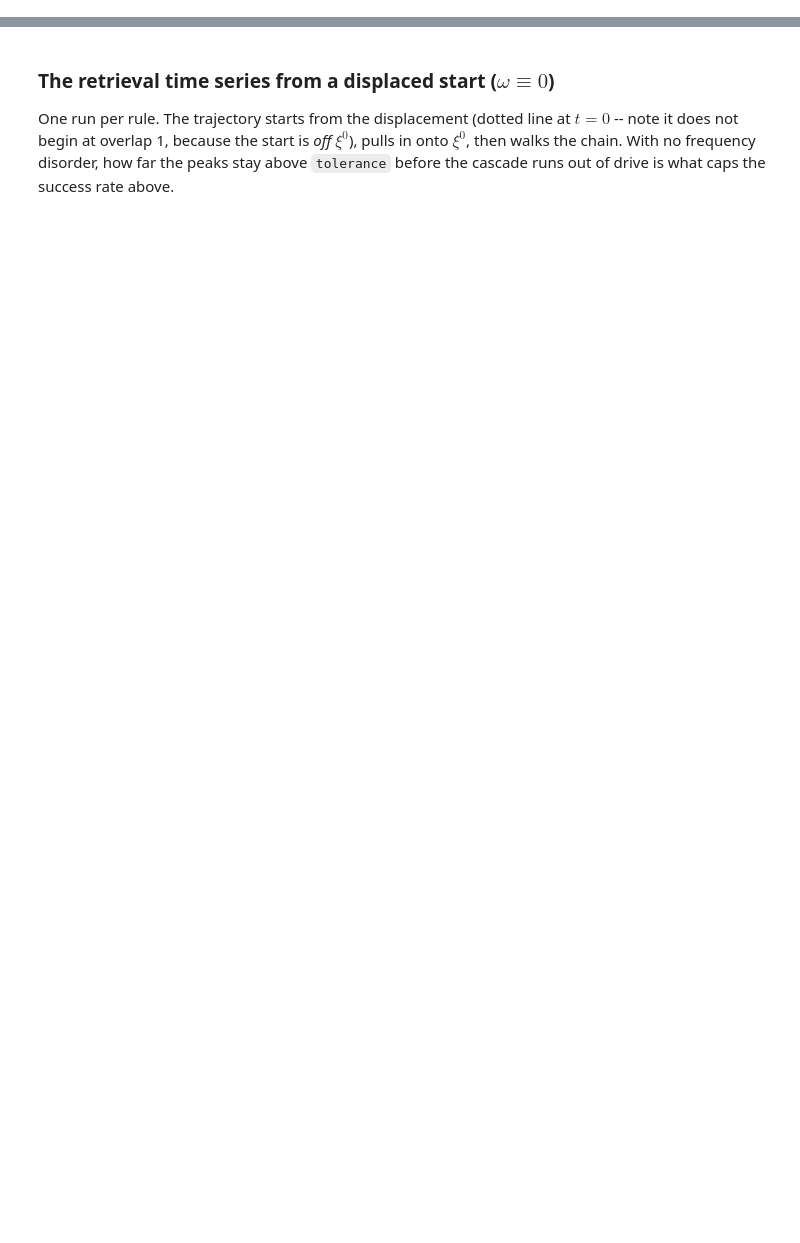
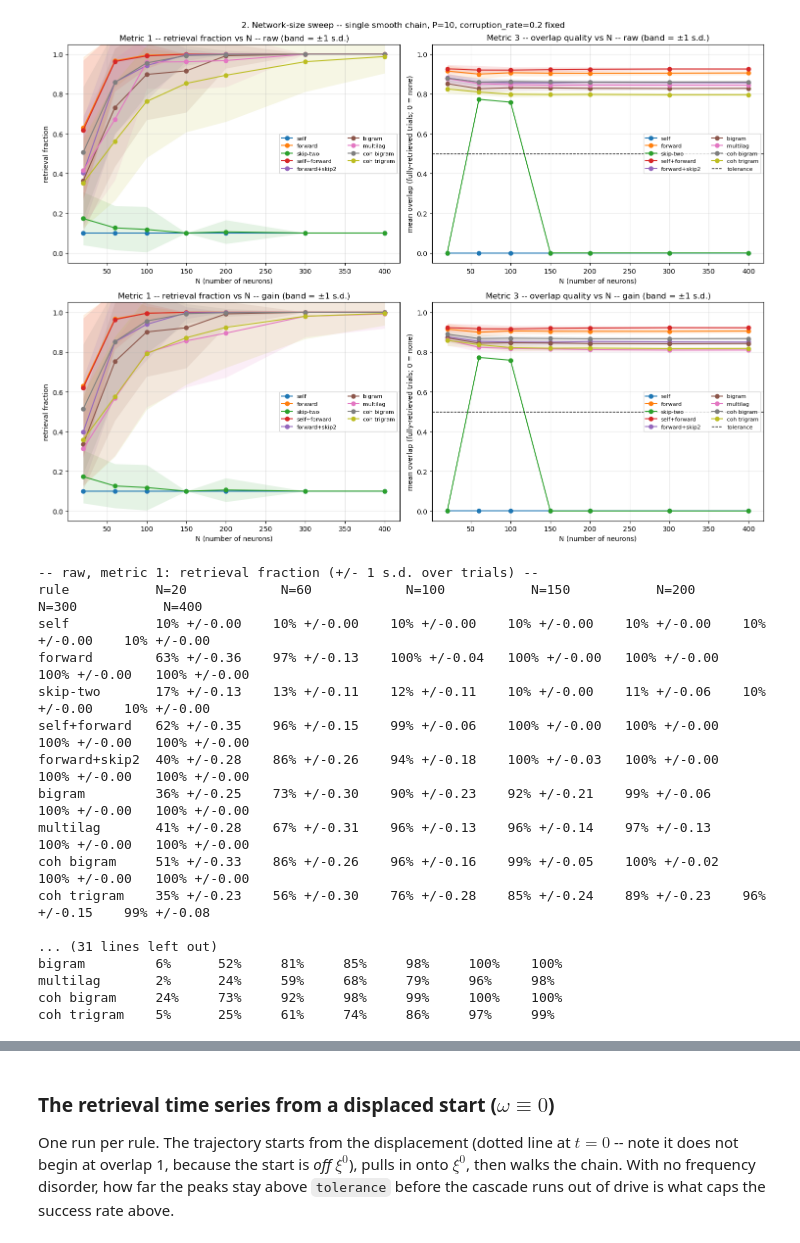
Before and after one commit to dvnrlv/Kuramoto-CD-DAM, a Jupyter notebook: kuramoto/hetero_learning/robustness_sweep.ipynb, the cells around one changed output, grey strips where cells are left out. Cells and saved outputs as stored; diff of their text form; code cells hidden in the pictures; blank space fills up the shorter version.

```diff
--- a/kuramoto/hetero_learning/robustness_sweep.ipynb
+++ b/kuramoto/hetero_learning/robustness_sweep.ipynb
@@ -973,0 +527,64 @@ Two edge cases in the intrinsic-frequency disorder `omega`:
+# %%
+N_SWEEP = [20, 60, 100, 150, 200, 300, 400]
+
+n_sweep_results = {
+    tag: {n: single_sequence_score_sweep(catalogue, seq_len=SEQ_LEN,
+                                         corruption_rate=CONFIG["corruption_rate"],
+                                         N=n, trials=SINGLE_SEQ_TRIALS)
+          for n in N_SWEEP}
+    for tag, catalogue in (("raw", RAW_CATALOGUE), ("gain", GAIN_CATALOGUE))
+}
+
+fig, axes = plt.subplots(2, 2, figsize=(15, 11))
+for row, tag in enumerate(("raw", "gain")):
+    res = n_sweep_results[tag]
+    for name in RAW_CATALOGUE:
+        band(axes[row, 0], N_SWEEP, [res[n][name]["retrieval_fraction"] for n in N_SWEEP],
+             [res[n][name]["fraction_std"] for n in N_SWEEP], label=name)
+        band(axes[row, 1], N_SWEEP, [res[n][name]["mean_overlap"] for n in N_SWEEP],
+             [res[n][name]["overlap_std"] for n in N_SWEEP], label=name)
+    axes[row, 0].set_ylabel("retrieval fraction")
+    axes[row, 0].set_title(f"Metric 1 -- retrieval fraction vs N -- {tag} (band = $\\pm 1$ s.d.)")
+    axes[row, 1].axhline(CONFIG["tolerance"], color="k", ls="--", lw=1, label="tolerance")
+    axes[row, 1].set_ylabel("mean overlap (fully-retrieved trials; 0 = none)")
+    axes[row, 1].set_title(f"Metric 3 -- overlap quality vs N -- {tag} (band = $\\pm 1$ s.d.)")
+    for ax in axes[row]:
+        ax.set_xlabel("N (number of neurons)")
+        ax.set_ylim(-0.05, 1.05); ax.legend(fontsize=8, ncol=2); ax.grid(alpha=0.3)
+fig.suptitle(f"2. Network-size sweep -- single smooth chain, P={SEQ_LEN + 1}, "
+             f"corruption_rate={CONFIG['corruption_rate']} fixed")
+plt.tight_layout(); plt.show()
+
+for tag in ("raw", "gain"):
+    for key, sd_key, label in (
+            ("retrieval_fraction", "fraction_std", "metric 1: retrieval fraction (+/- 1 s.d. over trials)"),
+            ("retrieval_rate", None, "metric 2: strict full-retrieval rate")):
+        print(f"-- {tag}, {label} --")
+        width = 15 if sd_key else 8
+        print(f"{'rule':<15}" + "".join(f"N={n:<{width - 1}}" for n in N_SWEEP))
+        for name in RAW_CATALOGUE:
+            cells = []
+            for n in N_SWEEP:
+                r = n_sweep_results[tag][n][name]
+                cells.append(f"{r[key]:.0%} +/-{r[sd_key]:.2f}" if sd_key else f"{r[key]:.0%}")
+            print(f"{name:<15}" + "".join(cell.ljust(width) for cell in cells))
+        print()
+# %% [output]
+[figure, added]
+-- raw, metric 1: retrieval fraction (+/- 1 s.d. over trials) --
+rule           N=20            N=60            N=100           N=150           N=200           N=300           N=400
+self           10% +/-0.00    10% +/-0.00    10% +/-0.00    10% +/-0.00    10% +/-0.00    10% +/-0.00    10% +/-0.00
+forward        63% +/-0.36    97% +/-0.13    100% +/-0.04   100% +/-0.00   100% +/-0.00   100% +/-0.00   100% +/-0.00
+skip-two       17% +/-0.13    13% +/-0.11    12% +/-0.11    10% +/-0.00    11% +/-0.06    10% +/-0.00    10% +/-0.00
+self+forward   62% +/-0.35    96% +/-0.15    99% +/-0.06    100% +/-0.00   100% +/-0.00   100% +/-0.00   100% +/-0.00
+forward+skip2  40% +/-0.28    86% +/-0.26    94% +/-0.18    100% +/-0.03   100% +/-0.00   100% +/-0.00   100% +/-0.00
+bigram         36% +/-0.25    73% +/-0.30    90% +/-0.23    92% +/-0.21    99% +/-0.06    100% +/-0.00   100% +/-0.00
+multilag       41% +/-0.28    67% +/-0.31    96% +/-0.13    96% +/-0.14    97% +/-0.13    100% +/-0.00   100% +/-0.00
+coh bigram     51% +/-0.33    86% +/-0.26    96% +/-0.16    99% +/-0.05    100% +/-0.02   100% +/-0.00   100% +/-0.00
+coh trigram    35% +/-0.23    56% +/-0.30    76% +/-0.28    85% +/-0.24    89% +/-0.23    96% +/-0.15    99% +/-0.08
+
+... (31 lines left out)
+bigram         6%      52%     81%     85%     98%     100%    100%
+multilag       2%      24%     59%     68%     79%     96%     98%
+coh bigram     24%     73%     92%     98%     99%     100%    100%
+coh trigram    5%      25%     61%     74%     86%     97%     99%
```
Also changed, not shown: parts of 55 cells of this notebook, 27 other files.
